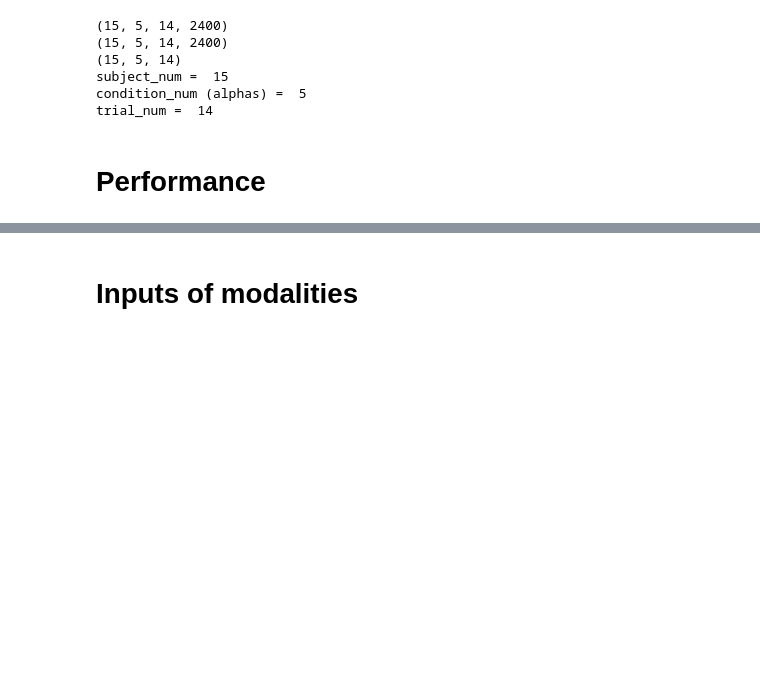
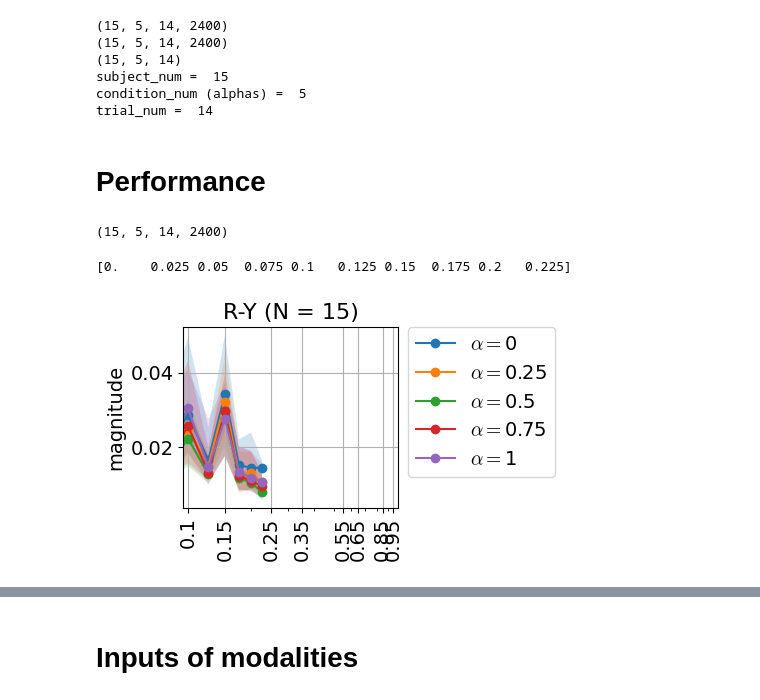
Before and after one commit to sburden-group/sensorimotor_fusion, a Jupyter notebook: analysis/Multimodal paper/20250203_IEEE_rehab.ipynb, the cells around one changed output, grey strips where cells are left out. Drawn from its saved outputs; the diff is of its cells as text; code cells hidden in the pictures; blank space fills up the shorter version.

```diff
--- a/analysis/Multimodal paper/20250203_IEEE_rehab.ipynb
+++ b/analysis/Multimodal paper/20250203_IEEE_rehab.ipynb
@@ -112,3 +112,43 @@ condition_num (alphas) =  5
 trial_num =  14
 # %% [markdown]
 # Performance
+# %%
+Rs.shape
+# %% [output]
+(15, 5, 14, 2400)
+# %%
+print(xf[xf<0.25])
+index_below = 10 # index of freqs below 0.25
+# %% [output]
+[0.    0.025 0.05  0.075 0.1   0.125 0.15  0.175 0.2   0.225]
+# %%
+# Bode plot of F and B
+xticks = np.array([0.1 , 0.15, 0.25, 0.35, 0.55, 0.65, 0.85, 0.95])
+xlim = (0.095, 1.0)
+ylimphase = (0, np.pi+1)
+yticksphase = [0.,np.pi]
+yticklabelsphase = [r'$0$',r'$+\pi$']
+
+TF = Rs[:,:,:,:index_below] - Ys[:,:,:,:index_below]
+
+fig,ax = plt.subplots(sharex=True,figsize=(5,3))
+for cond in range(condition_num):
+    mean = np.mean(np.abs(TF[:,cond,:,:]),axis = 1) #mean across all trials
+    q25,q50,q75 = np.quantile(mean,[0.25,0.5,0.75],axis = 0)
+    # magnitude
+    ax.plot(xf[:index_below],q50,'-o',label = r'$\alpha = $'+conditions[cond])
+    ax.fill_between(xf[:index_below], q25, q75, alpha=0.2)
+ax.set_xscale("log")
+ax.set_xlim(xlim)
+ax.set_xticks(xticks)
+ax.set_xticklabels(xticks,rotation=90)
+ax.grid('on',zorder=-1)
+# ax.set_ylim(0.1,80)
+# ax.set_yscale("log")
+ax.set_ylabel('magnitude')
+ax.legend(bbox_to_anchor=(1.05, 1), loc='upper left', borderaxespad=0.)
+ax.set_title('R-Y (N = 15)')
+plt.tight_layout()
+plt.show()
+# %% [output]
+[figure, added]
```
Also changed, not shown: parts of 6 cells of this notebook.
